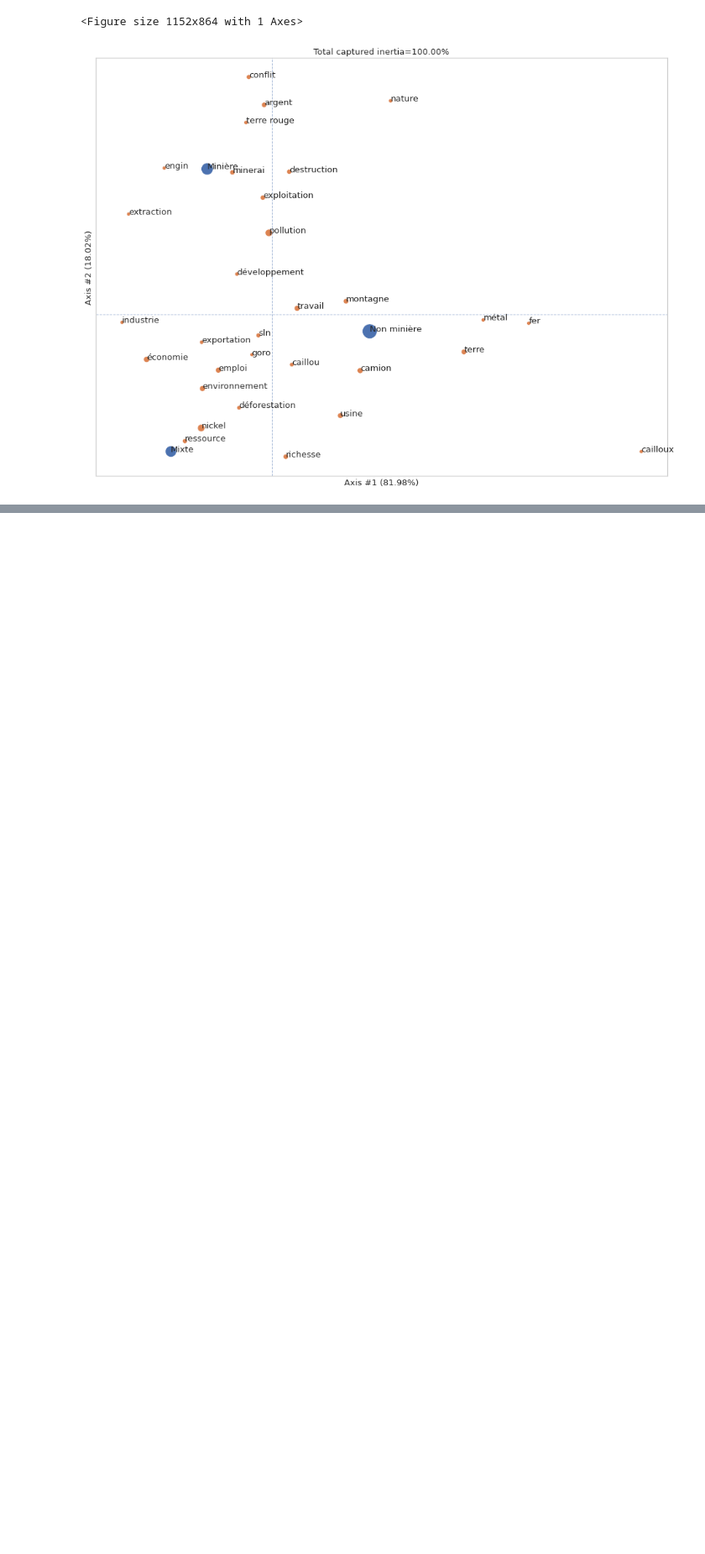
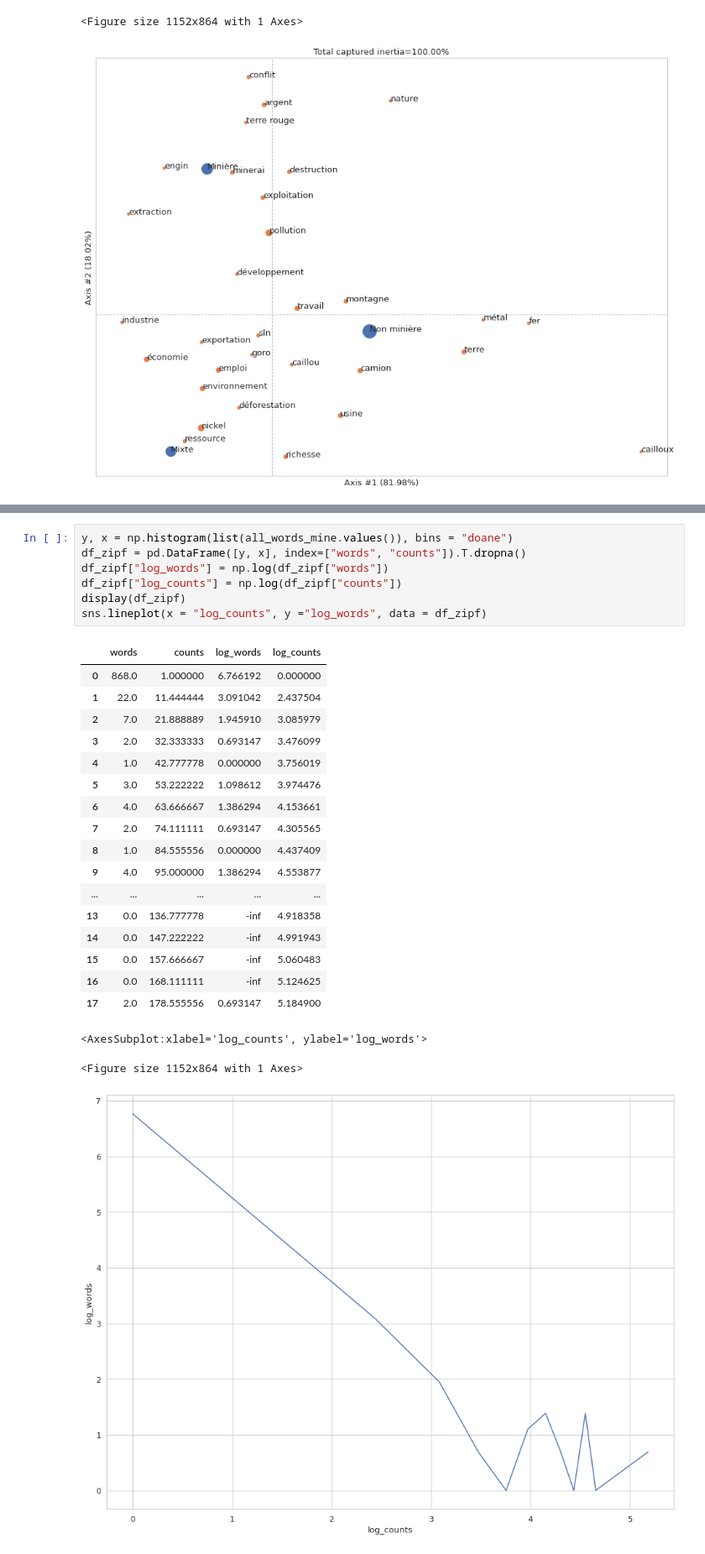
Before and after one commit to romulusFR/cnrt_cartes_cog, a Jupyter notebook: cogmaps_v2/exploration.ipynb, the cells around one changed output, grey strips where cells are left out. Shown: that part at 84% size. Cells and saved outputs as stored; diff of their text form; blank space fills up the shorter version.

```diff
--- a/cogmaps_v2/exploration.ipynb
+++ b/cogmaps_v2/exploration.ipynb
@@ -786,0 +867,28 @@ for attribut in ["GAD", "Question 8.1", "Question 8.2"]:
+# %%
+y, x = np.histogram(list(all_words_mine.values()), bins = "doane")
+df_zipf = pd.DataFrame([y, x], index=["words", "counts"]).T.dropna()
+df_zipf["log_words"] = np.log(df_zipf["words"])
+df_zipf["log_counts"] = np.log(df_zipf["counts"])
+display(df_zipf)
+sns.lineplot(x = "log_counts", y ="log_words", data = df_zipf)
+# %% [output]
+|  | words | counts | log_words | log_counts |
+| 0 | 868.0 | 1.000000 | 6.766192 | 0.000000 |
+| 1 | 22.0 | 11.444444 | 3.091042 | 2.437504 |
+| 2 | 7.0 | 21.888889 | 1.945910 | 3.085979 |
+| 3 | 2.0 | 32.333333 | 0.693147 | 3.476099 |
+| 4 | 1.0 | 42.777778 | 0.000000 | 3.756019 |
+| 5 | 3.0 | 53.222222 | 1.098612 | 3.974476 |
+| 6 | 4.0 | 63.666667 | 1.386294 | 4.153661 |
+| 7 | 2.0 | 74.111111 | 0.693147 | 4.305565 |
+| 8 | 1.0 | 84.555556 | 0.000000 | 4.437409 |
+| 9 | 4.0 | 95.000000 | 1.386294 | 4.553877 |
+| ... | ... | ... | ... | ... |
+| 13 | 0.0 | 136.777778 | -inf | 4.918358 |
+| 14 | 0.0 | 147.222222 | -inf | 4.991943 |
+| 15 | 0.0 | 157.666667 | -inf | 5.060483 |
+| 16 | 0.0 | 168.111111 | -inf | 5.124625 |
+| 17 | 2.0 | 178.555556 | 0.693147 | 5.184900 |
+<AxesSubplot:xlabel='log_counts', ylabel='log_words'>
+<Figure size 1152x864 with 1 Axes>
+[figure, added]
```
Also changed, not shown: parts of 39 cells of this notebook.
